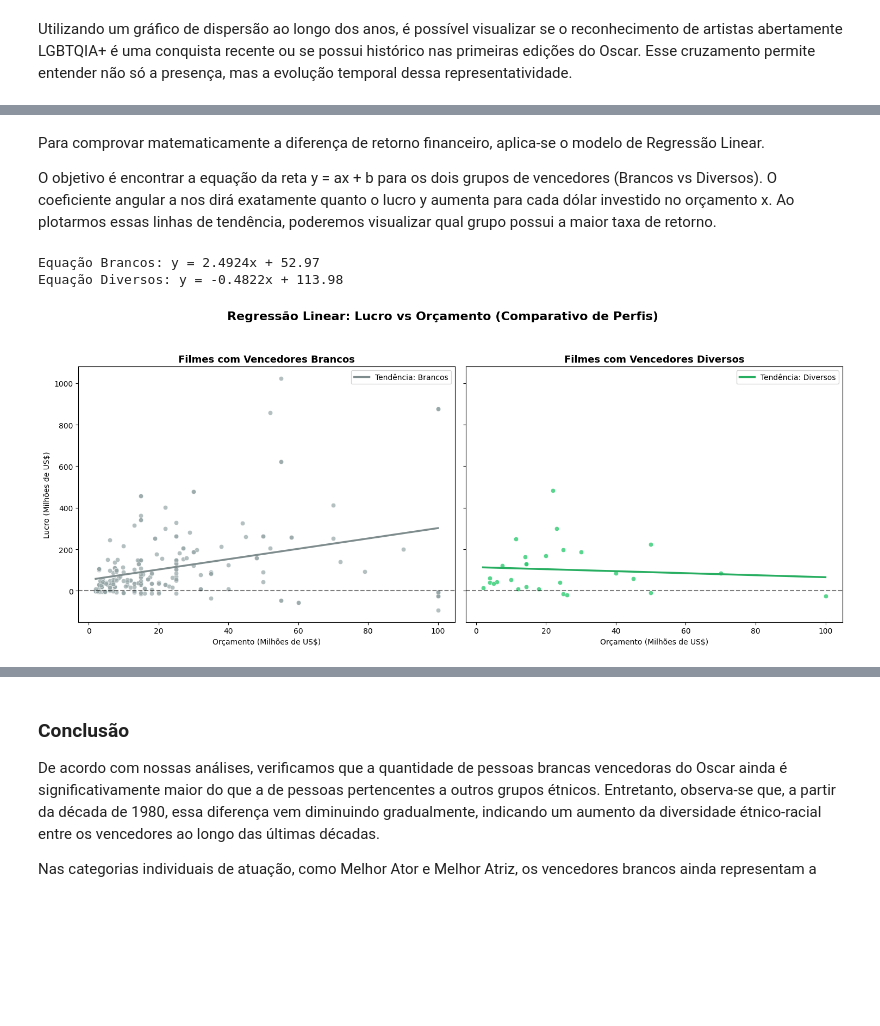
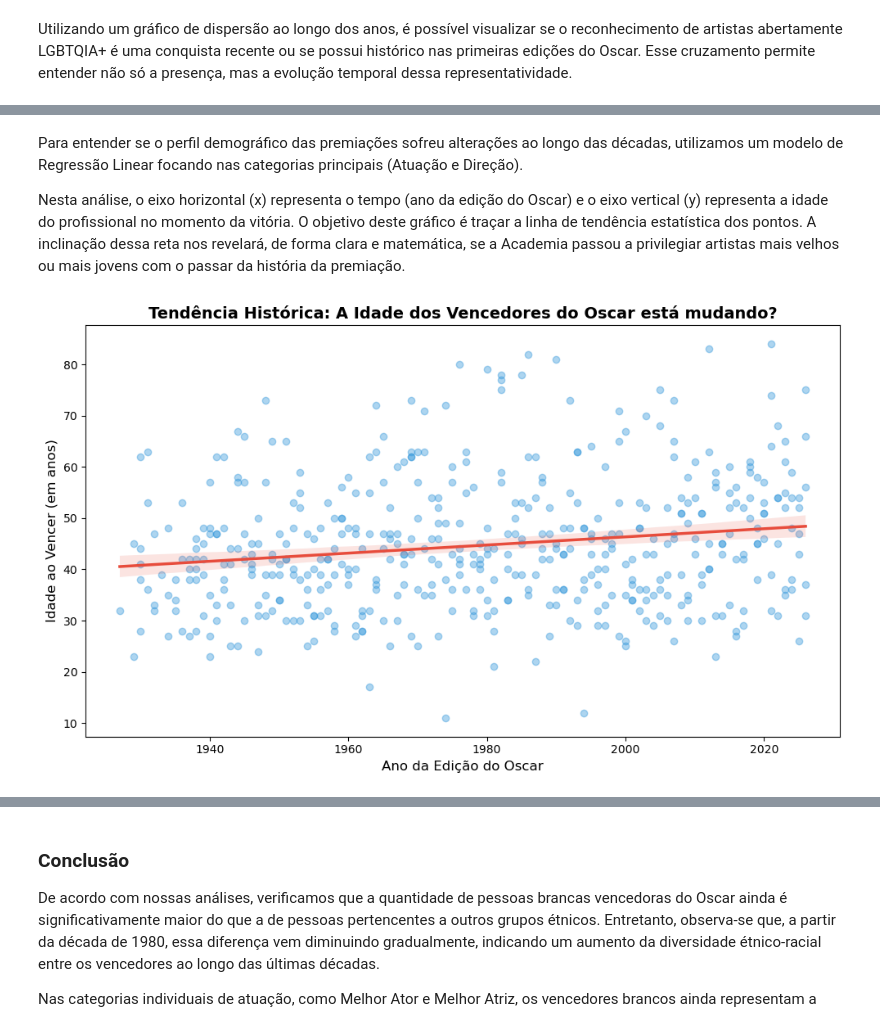
Before and after one commit to jg-lima/projeto-icd, a Jupyter notebook: RelatorioFinal.ipynb, the cells around one changed output, grey strips where cells are left out. Saved outputs shown, nothing was run; the diff lists cells and outputs as text; code cells hidden in the pictures; blank space fills up the shorter version.

Commit message:
Atualizando gráficos

```diff
--- a/RelatorioFinal.ipynb
+++ b/RelatorioFinal.ipynb
@@ -455,71 +456,26 @@ plt.show()
 # %% [markdown]
-Para comprovar matematicamente a diferença de retorno financeiro, aplica-se o modelo de Regressão Linear.
+Para entender se o perfil demográfico das premiações sofreu alterações ao longo das décadas, utilizamos um modelo de Regressão Linear focando nas categorias principais (Atuação e Direção).
 
-O objetivo é encontrar a equação da reta y = ax + b para os dois grupos de vencedores (Brancos vs Diversos). O coeficiente angular a nos dirá exatamente quanto o lucro y aumenta para cada dólar investido no orçamento x. Ao plotarmos essas linhas de tendência, poderemos visualizar qual grupo possui a maior taxa de retorno.
+Nesta análise, o eixo horizontal (x) representa o tempo (ano da edição do Oscar) e o eixo vertical (y) representa a idade do profissional no momento da vitória. O objetivo deste gráfico é traçar a linha de tendência estatística dos pontos. A inclinação dessa reta nos revelará, de forma clara e matemática, se a Academia passou a privilegiar artistas mais velhos ou mais jovens com o passar da história da premiação.
 # %%
-df_financeiro = df_financeiro.copy()
-df_financeiro['orcamento_milhoes'] = df_financeiro['orcamento'] / 1_000_000
-df_financeiro_limpo = df_financeiro.dropna(subset=['orcamento_milhoes', 'lucro_milhoes', 'perfil_racial'])
+categorias_atuacao = ['Best Actor', 'Best Actress', 'Best Supporting Actor', 'Best Supporting Actress', 'Best Director']
+df_idade = df_valid[df_valid['category'].isin(categorias_atuacao)].dropna(subset=['year_edition', 'age_at_win']).copy()
 
-df_brancos = df_financeiro_limpo[df_financeiro_limpo['perfil_racial'] == 'Brancos'].copy()
-df_diversos = df_financeiro_limpo[df_financeiro_limpo['perfil_racial'] == 'Diversos (Inclusivos)'].copy()
+plt.figure(figsize=(10, 6))
 
-x_min = max(df_brancos['orcamento_milhoes'].min(), df_diversos['orcamento_milhoes'].min())
-x_max = min(df_brancos['orcamento_milhoes'].max(), df_diversos['orcamento_milhoes'].max())
+sns.regplot(
+    data=df_idade,
+    x='year_edition',
+    y='age_at_win',
+    scatter_kws={'alpha': 0.4, 'color': '#3498db'},
+    line_kws={'color': '#e74c3c', 'linewidth': 2.5}
+)
 
-df_brancos = df_brancos[(df_brancos['orcamento_milhoes'] >= x_min) & (df_brancos['orcamento_milhoes'] <= x_max)]
-df_diversos = df_diversos[(df_diversos['orcamento_milhoes'] >= x_min) & (df_diversos['orcamento_milhoes'] <= x_max)]
+plt.title('Tendência Histórica: A Idade dos Vencedores do Oscar está mudando?', fontsize=14, fontweight='bold')
+plt.xlabel('Ano da Edição do Oscar', fontsize=12)
+plt.ylabel('Idade ao Vencer (em anos)', fontsize=12)
 
-result_brancos = linregress(df_brancos['orcamento_milhoes'], df_brancos['lucro_milhoes'])
-print(f"Equação Brancos: y = {result_brancos.slope:.4f}x + {result_brancos.intercept:.2f}")
-result_diversos = linregress(df_diversos['orcamento_milhoes'], df_diversos['lucro_milhoes'])
-print(f"Equação Diversos: y = {result_diversos.slope:.4f}x + {result_diversos.intercept:.2f}")
-
-def f_brancos(x):
-    return result_brancos.slope * x + result_brancos.intercept
-
-def f_diversos(x):
-    return result_diversos.slope * x + result_diversos.intercept
-
-x_linha = np.linspace(x_min, x_max, 100)
-
-linha_brancos = {'x': x_linha, 'y': f_brancos(x_linha)}
-linha_diversos = {'x': x_linha, 'y': f_diversos(x_linha)}
-
-fig, axes = plt.subplots(1, 2, figsize=(15, 6), sharey=True, sharex=True)
-
-sns.scatterplot(
-    x='orcamento_milhoes', y='lucro_milhoes',
-    data=df_brancos, color='#95a5a6', alpha=0.7, ax=axes[0]
-)
-sns.lineplot(
-    x='x', y='y', data=linha_brancos,
-    color='#7f8c8d', linewidth=2.5, label='Tendência: Brancos', ax=axes[0]
-)
-axes[0].axhline(0, color='black', linestyle='--', alpha=0.5)
-axes[0].set_title('Filmes com Vencedores Brancos', fontsize=13, fontweight='bold')
-axes[0].set_xlabel('Orçamento (Milhões de US$)')
-axes[0].set_ylabel('Lucro (Milhões de US$)')
-axes[0].legend()
-
-sns.scatterplot(
-    x='orcamento_milhoes', y='lucro_milhoes',
-    data=df_diversos, color='#2ecc71', alpha=0.8, ax=axes[1]
-)
-sns.lineplot(
-    x='x', y='y', data=linha_diversos,
-    color='#27ae60', linewidth=2.5, label='Tendência: Diversos', ax=axes[1]
-)
-axes[1].axhline(0, color='black', linestyle='--', alpha=0.5)
-axes[1].set_title('Filmes com Vencedores Diversos', fontsize=13, fontweight='bold')
-axes[1].set_xlabel('Orçamento (Milhões de US$)')
-axes[1].set_ylabel('')
-axes[1].legend()
-
-fig.suptitle('Regressão Linear: Lucro vs Orçamento (Comparativo de Perfis)', fontsize=16, fontweight='bold', y=1.05)
 plt.tight_layout()
 plt.show()
 # %% [output]
-Equação Brancos: y = 2.4924x + 52.97
-Equação Diversos: y = -0.4822x + 113.98
-[figure, old version]
+[figure, new version]
```
Also changed, not shown: parts of 9 cells of this notebook.
